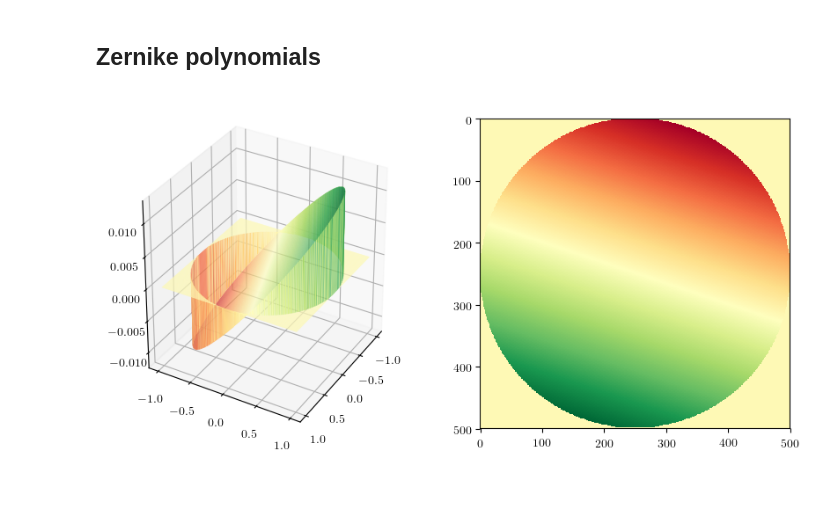
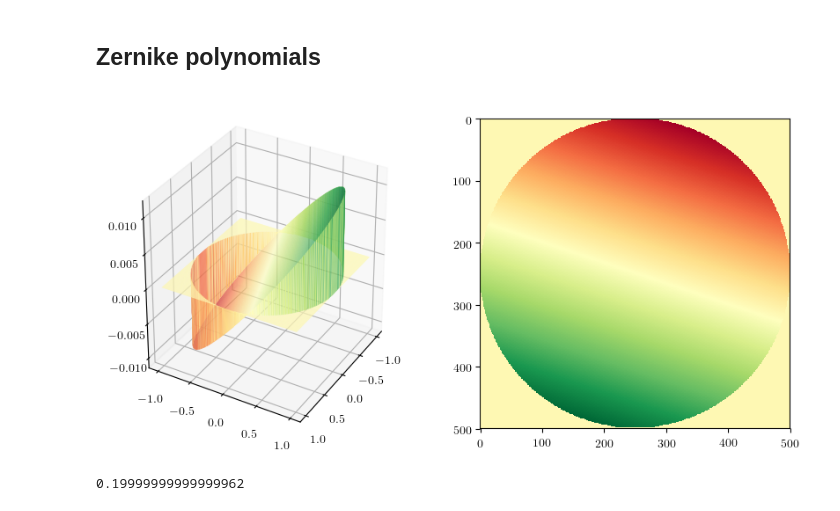
Before and after one commit to kvdomingo/Physics-166, a Jupyter notebook: LE1.ipynb, the cells around one changed output. Cells and saved outputs as stored; diff of their text form; code cells hidden in the pictures.

```diff
--- a/LE1.ipynb
+++ b/LE1.ipynb
@@ -192,33 +192,39 @@ mp.show()
 # %%
 x = np.linspace(-1, 1, 500)
 y = x
 X,Y = np.meshgrid(x,y)
 R = np.sqrt(X**2 + Y**2)
 Phi = np.arctan2(Y,X)
 Z1 = np.ones_like(R)
 Z1[R>1] = 0
-Z1 /= la.norm(Z1, ord=2)
+Z1 /= np.sqrt((Z1*Z1).sum())
 
 Z2 = R*np.sin(Phi)
 Z2[R>1] = 0
-Z2 /= la.norm(Z2, ord=2)
+Z2 /= np.sqrt((Z2*Z2).sum())
 
 Z3 = R*np.cos(Phi)
 Z3[R>1] = 0
-Z3 /= la.norm(Z3, ord=2)
+Z3 /= np.sqrt((Z3*Z3).sum())
 
 W = 0.2*Z1 + 2.4*Z2 -0.8*Z3
 
 fig = mp.figure(figsize=(5*2,5))
 ax = fig.add_subplot(121, projection="3d")
 ax.view_init(azim=30, elev=30)
 ax.plot_surface(X,Y,W, cmap="RdYlGn", rstride=3, cstride=3, antialiased=True)
 ax.grid(True)
 
 ax = fig.add_subplot(122)
 ax.imshow(W, "RdYlGn")
 ax.grid(False)
 
 mp.show()
 # %% [output]
-[figure, old version]
+[figure, new version]
+# %%
+Z1 = Z1/np.sqrt((Z1*Z1).sum())
+c = (W*Z1).sum()
+c
+# %% [output]
+0.19999999999999962
```
